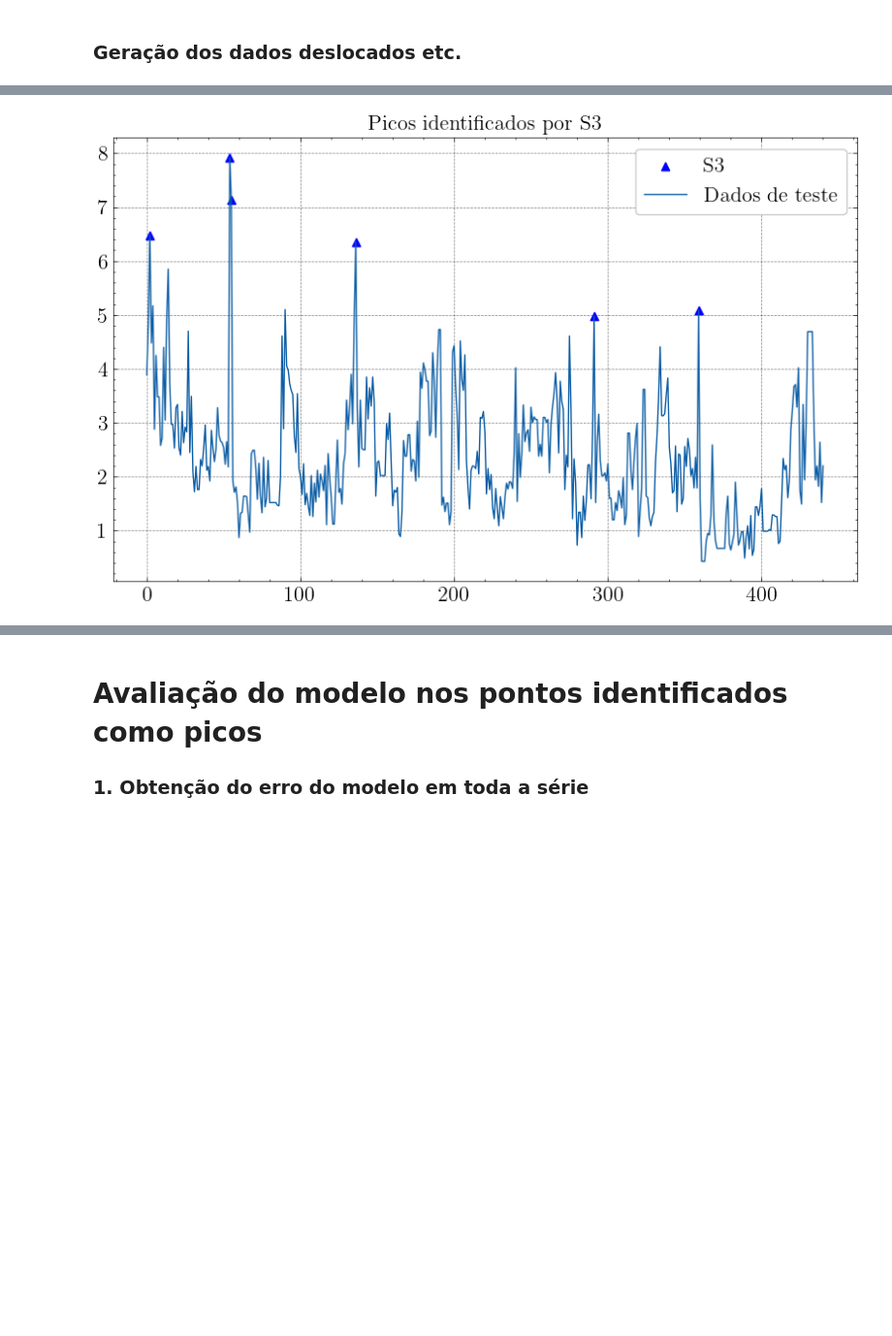
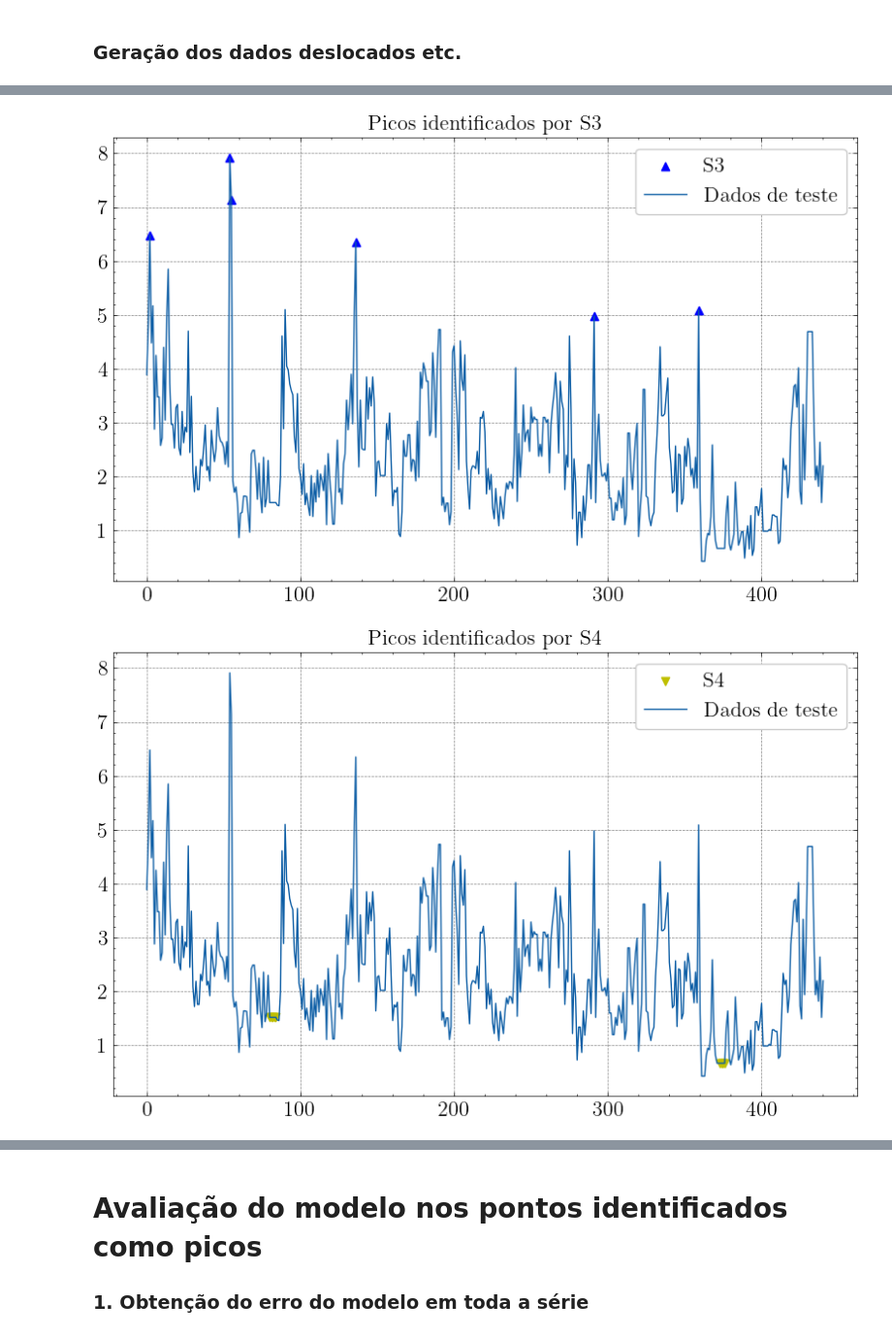
Before and after one commit to yanvgf/peak-detection, a Jupyter notebook: peak-detection.ipynb, the cells around one changed output, grey strips where cells are left out. Shown at 97% size. Drawn from its saved outputs; the diff is of its cells as text; code cells hidden in the pictures; blank space fills up the shorter version.

Commit message:
Adicionar testes com primeiro dataset do artigo

```diff
--- a/peak-detection.ipynb
+++ b/peak-detection.ipynb
@@ -294,6 +472,14 @@ s2_test_std = np.std(s2_test)
 # Calcula média e desvio padrão de S3
 s3_test_mean = np.mean(s3_test, axis=0)
 s3_test_std = np.std(s3_test)
+#
+# Calcula média e desvio padrão de S4
+s4_test_mean = np.mean(s4_test, axis=0)
+s4_test_std = np.std(s4_test)
+#
+# Calcula média e desvio padrão de S5
+s5_test_mean = np.mean(s5_test, axis=0)
+s5_test_std = np.std(s5_test)
 
 
 # Obtém índices dos picos (3 desvios padrão acima da média)
@@ -309,36 +495,63 @@ s2_peak_indexes = [i for (i, value) in enumerate(s2_is_peak) if value]
 # S3
 s3_is_peak = np.where(s3_test > s3_test_mean + 3*s3_test_std, True, False)
 s3_peak_indexes = [i for (i, value) in enumerate(s3_is_peak) if value]
+#
+# S4
+s4_is_peak = np.where(s4_test > s4_test_mean + 3*s4_test_std, True, False)
+s4_peak_indexes = [i for (i, value) in enumerate(s4_is_peak) if value]
+#
+# S5
+s5_is_peak = np.where(s5_test > s5_test_mean + 3*s5_test_std, True, False)
+s5_peak_indexes = [i for (i, value) in enumerate(s5_is_peak) if value]
 
 # Marcar no gráfico os picos identificados por cada métrica
 #
 # S1
 plt.scatter(s1_peak_indexes, final_test[target].values[s1_peak_indexes], marker='s', color='r', label='S1')
 #
 # Plotar gráfico com os picos identificados
 plt.plot(final_test[target].values, label='Dados de teste')
 plt.title(f'Picos identificados por S1')
 plt.legend(frameon=True)
 plt.show()
 
 # S2
 plt.scatter(s2_peak_indexes, final_test[target].values[s2_peak_indexes], marker='o', color='g', label='S2')
 #
 # Plotar gráfico com os picos identificados
 plt.plot(final_test[target].values, label='Dados de teste')
 plt.title(f'Picos identificados por S2')
 plt.legend(frameon=True)
 plt.show()
 
 # S3
 plt.scatter(s3_peak_indexes, final_test[target].values[s3_peak_indexes], marker='^', color='b', label='S3')
 #
 # Plotar gráfico com os picos identificados
 plt.plot(final_test[target].values, label='Dados de teste')
 plt.title(f'Picos identificados por S3')
 plt.legend(frameon=True)
 plt.show()
+
+# S4
+plt.scatter(s4_peak_indexes, final_test[target].values[s4_peak_indexes], marker='v', color='y', label='S4')
+#
+# Plotar gráfico com os picos identificados
+plt.plot(final_test[target].values, label='Dados de teste')
+plt.title(f'Picos identificados por S4')
+plt.legend(frameon=True)
+plt.show()
+
+# S5
+plt.scatter(s5_peak_indexes, final_test[target].values[s5_peak_indexes], marker='*', color='m', label='S5')
+#
+# Plotar gráfico com os picos identificados
+plt.plot(final_test[target].values, label='Dados de teste')
+plt.title(f'Picos identificados por S5')
+plt.legend(frameon=True)
+plt.show()
 # %% [output]
 [figure]
 [figure]
 [figure]
+[figure, added]
```
Also changed, not shown: parts of 12 cells of this notebook.
